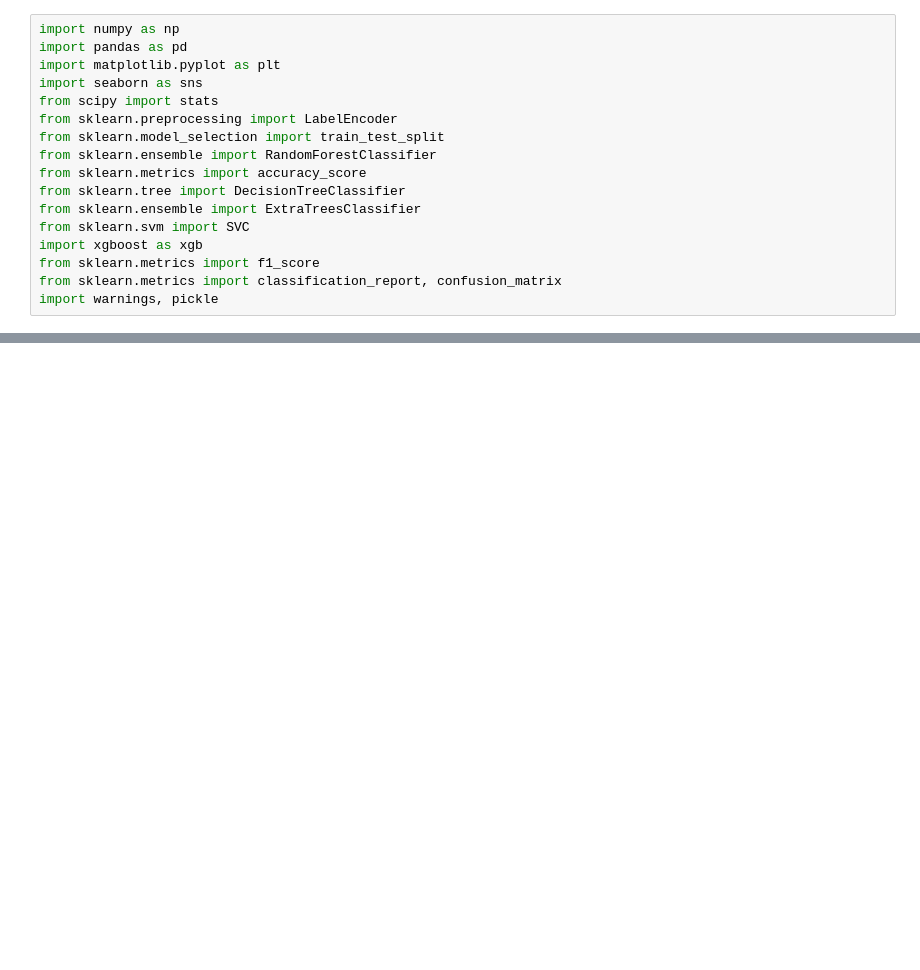
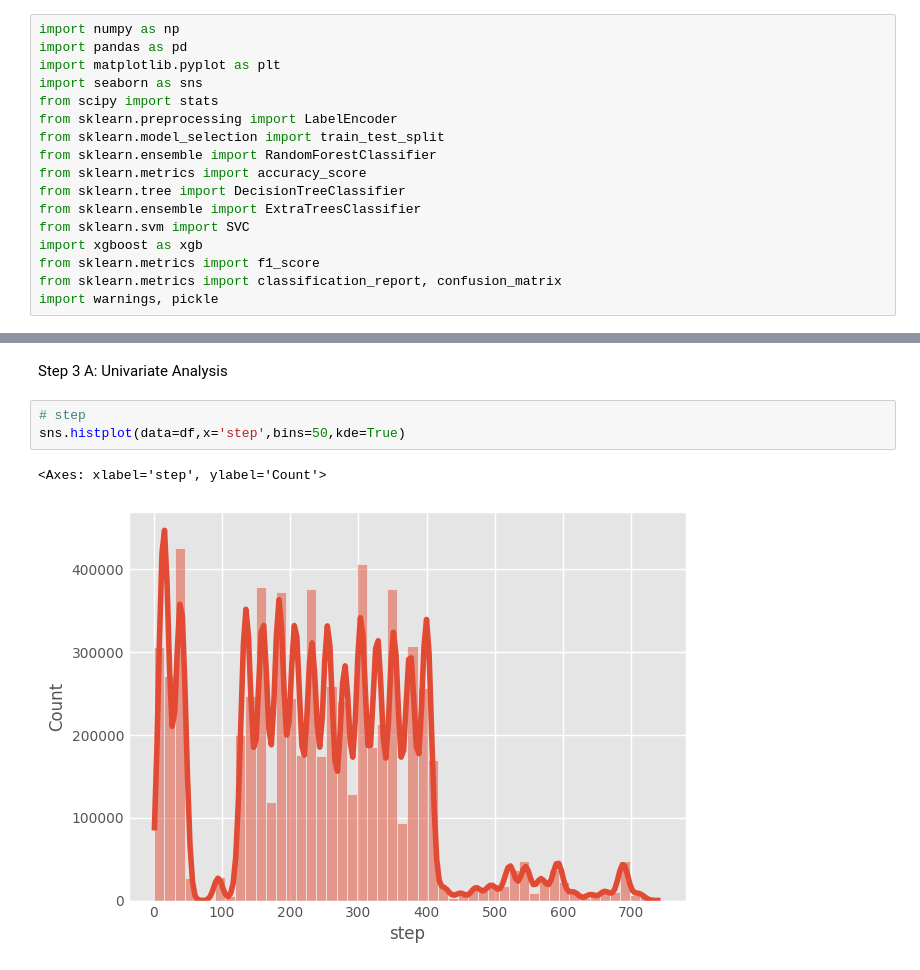
Before and after one commit to Aryzenshi/payments-fraud-detection, a Jupyter notebook: training/online payments fraud detection.ipynb, the cells around one changed output, grey strips where cells are left out. Saved outputs shown, nothing was run; the diff lists cells and outputs as text; blank space fills up the shorter version.

Commit message:
Finished Univariate Analysis of the data

```diff
--- a/training/online payments fraud detection.ipynb
+++ b/training/online payments fraud detection.ipynb
@@ -21,0 +86,8 @@ FileNotFoundError: [Errno 2] No such file or directory: './data/online-fraud-dat
+# %% [markdown]
+Step 3 A: Univariate Analysis
+# %%
+# step
+sns.histplot(data=df,x='step',bins=50,kde=True)
+# %% [output]
+<Axes: xlabel='step', ylabel='Count'>
+[figure, added]
```
Also changed, not shown: parts of 27 cells of this notebook.
